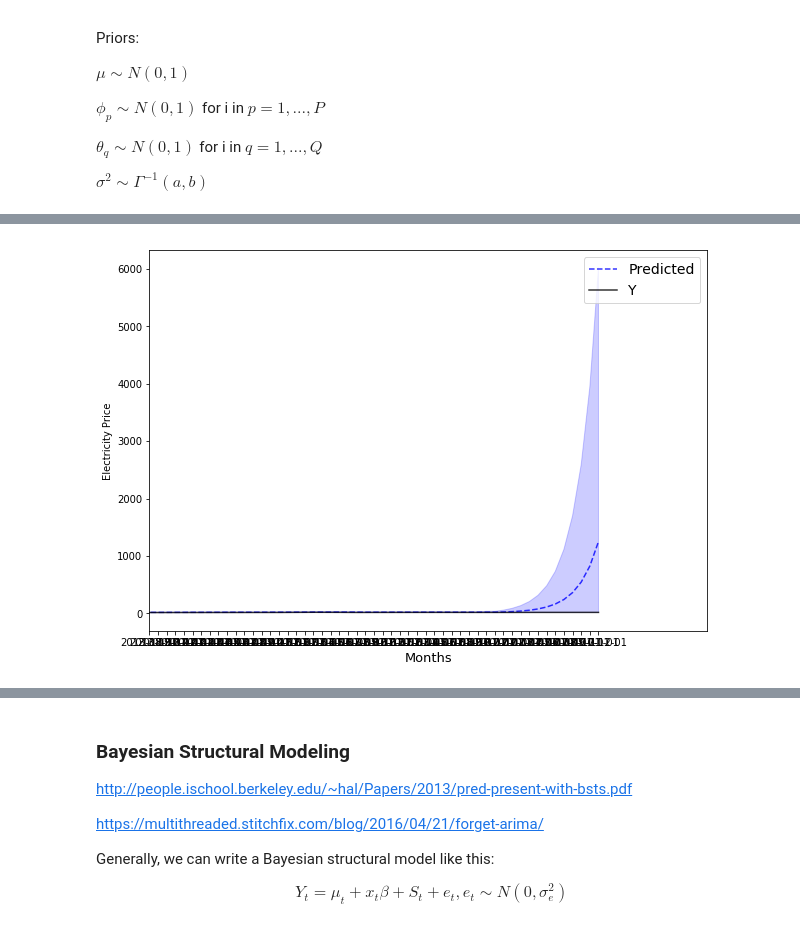
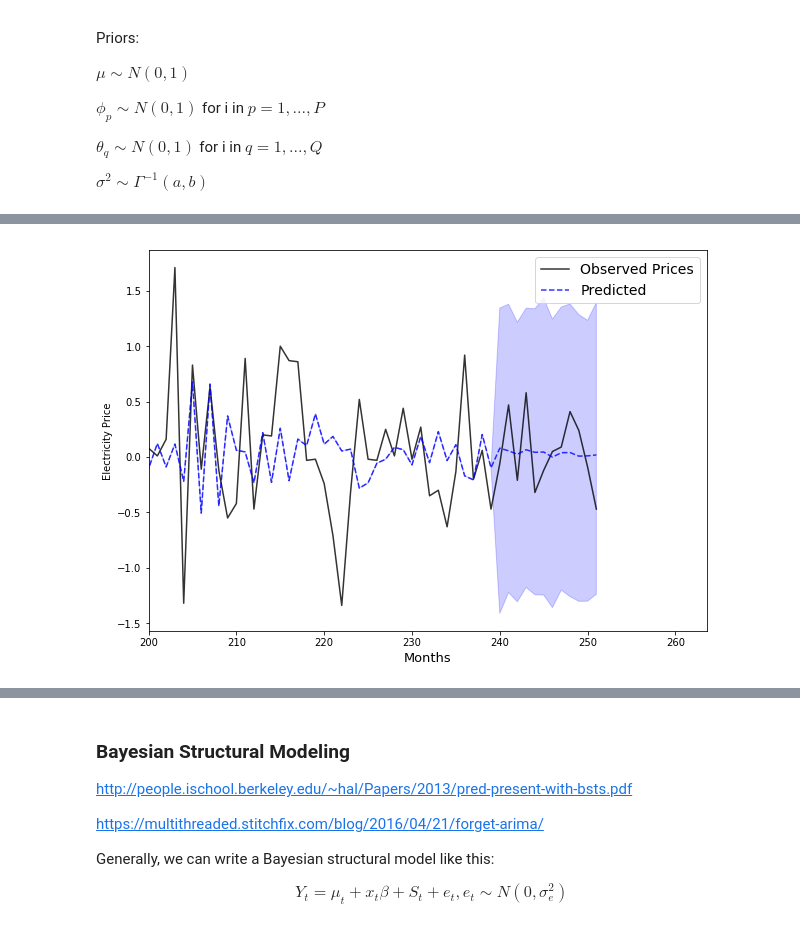
Before and after one commit to ahotaling/STAT_330_Project, a Jupyter notebook: Notebooks/Bayesian_Model_Exploration.ipynb, the cells around one changed output, grey strips where cells are left out. Saved outputs shown, nothing was run; the diff lists cells and outputs as text; code cells hidden in the pictures.

Commit message:
Fixed the model forecast and orginized some plots

```diff
--- a/Notebooks/Bayesian_Model_Exploration.ipynb
+++ b/Notebooks/Bayesian_Model_Exploration.ipynb
@@ -133,5 +133,5 @@ dates = observed_data.Datetime.map(lambda x: x.strftime('%Y-%m-%d'))
 # %%
-def prediction_plots(dates, data, prediction,P, forecast, xlim = None, ylab = 'Electricity Price'):
+def prediction_plots(dates, data, prediction, forecast_length, xlim = None, ylab = 'Electricity Price', differenced = False):
     """
     Function to plot observed data and predicted/forecasted data
 
@@ -159,15 +159,19 @@ def prediction_plots(dates, data, prediction,P, forecast, xlim = None, ylab = 'E
     """
 
     fig, ax = plt.subplots(figsize = (10, 7))
-    pred = list(prediction.reshape((len(prediction),)))
-    f = list(forecast[1].reshape((len(forecast[1]),)))
-    pred_forecast = pred[:-(P)] + f
-    lower = pred[:-(P)] + list(forecast[0][0].reshape((len(forecast[0][0]),)))
-    upper = pred[:-(P)] + list(forecast[0][1].reshape((len(forecast[0][1]),)))
+    #pred = list(prediction.reshape((len(prediction),)))
+    pred_forecast = prediction[1]
+    lower = np.array(list(prediction[1][:-forecast_length]) + list(prediction[0][0][-forecast_length:])).reshape(len(prediction[0][0]),)
+    upper = np.array(list(prediction[1][:-forecast_length]) + list(prediction[0][1][-forecast_length:])).reshape(len(prediction[0][0]),)
 
-    ax.plot(dates, pred_forecast, label = 'Predicted', color = 'blue', alpha=0.8, linestyle = '--')
-    ax.fill_between(list(range(len(lower))), lower, upper, color = 'blue', alpha = 0.2)
-    ax.plot(dates, data, label = 'Y', color = 'black', alpha = 0.8)
+    ax.fill_between(list(range(len(lower))), np.array(lower), np.array(upper), color = 'blue', alpha = 0.2)
+    if differenced:
+        ax.plot(data, label = 'Observed Prices', color = 'black', alpha = 0.8)
+        ax.plot(pred_forecast, label = 'Predicted', color = 'blue', alpha=0.8, linestyle = '--')
+
+    else:
+        ax.plot(dates, data, label = 'Observed Prices', color = 'black', alpha = 0.8)
+        ax.plot(dates, pred_forecast, label = 'Predicted', color = 'blue', alpha=0.8, linestyle = '--')
 
 
     ax.legend(loc='best', fontsize=14)
@@ -192,3 +196,7 @@ def prediction_plots(dates, data, prediction,P, forecast, xlim = None, ylab = 'E
             xlim_transformed[1] = xlim[1]
 
         ax.set_xlim((xlim_transformed[0], xlim_transformed[1]))
+
+def residuals(data, prediction):
+    residuals = [d-p for d,p in zip(data, prediction)]
+    return residuals
@@ -659,12 +380,16 @@ train_y = list(train['Electricity Price'])
 z_1 = [y[i] - y[i-1] for i in range(1,len(y))] # data with differencing of 1 lag
 z_1_train = z_1[:-forecast_length]
 z_1_test = z_1[-forecast_length:]
-
-P = 2
+dates = list(observed_data.Datetime.map(lambda x: x.strftime('%Y-%m')))
+P = 5
+Q =2
 # %%
-m2_data = {'T':len(train_y), 'K':1, 'P':P, 'Q':2, 'Y':np.asarray(train_y).reshape(len(train_y), 1),
+m2_data = {'T':len(z_1_train), 'K':1, 'P':P, 'Q':Q, 'Y':np.asarray(z_1_train).reshape(len(z_1_train), 1),
            "mu_prior_location": 0, 'mu_prior_scale':100, 'sigma_prior_location': .1, 'sigma_prior_scale':1,
            'phi_prior_location':[0]*P, 'phi_prior_scale':[100]*P, 'theta_prior_location':0, 'theta_prior_scale':100, 'T_new': 12}
 # %%
-fit = pystan.stan(model_code=stan_code_m22, data=m2_data, iter=5000, warmup = 3000, chains=3)
+iterations = 2000
+warmup = 1000
+fit = pystan.stan(model_code=stan_code_m22, data=m2_data,
+                  iter=iterations, warmup = warmup, chains=3)
 # %% [output]
@@ -690,6 +413,5 @@ print(fit)
 # %%
-forecast = [np.percentile(fit.extract(permuted=True)['y_forecast'], q=[2.5, 97.5], axis=0), np.mean(fit.extract(permuted=True)['y_forecast'], axis = 0)]
-prediction = np.mean(fit.extract(permuted=True)['y_pred'], axis = 0)
-prediction_plots(dates, y, prediction, P, forecast, xlim = [200, 'xmax'])
+prediction = [np.percentile(fit.extract(permuted=True)['y_pred'], q=[2.5, 97.5], axis=0), np.mean(fit.extract(permuted=True)['y_pred'], axis = 0)]
+prediction_plots(dates, z_1, prediction, 12, xlim = [200, 'xmax'], differenced = True)
 # %% [output]
-[figure, old version]
+[figure, new version]
```
Also changed, not shown: parts of 47 cells of this notebook.
